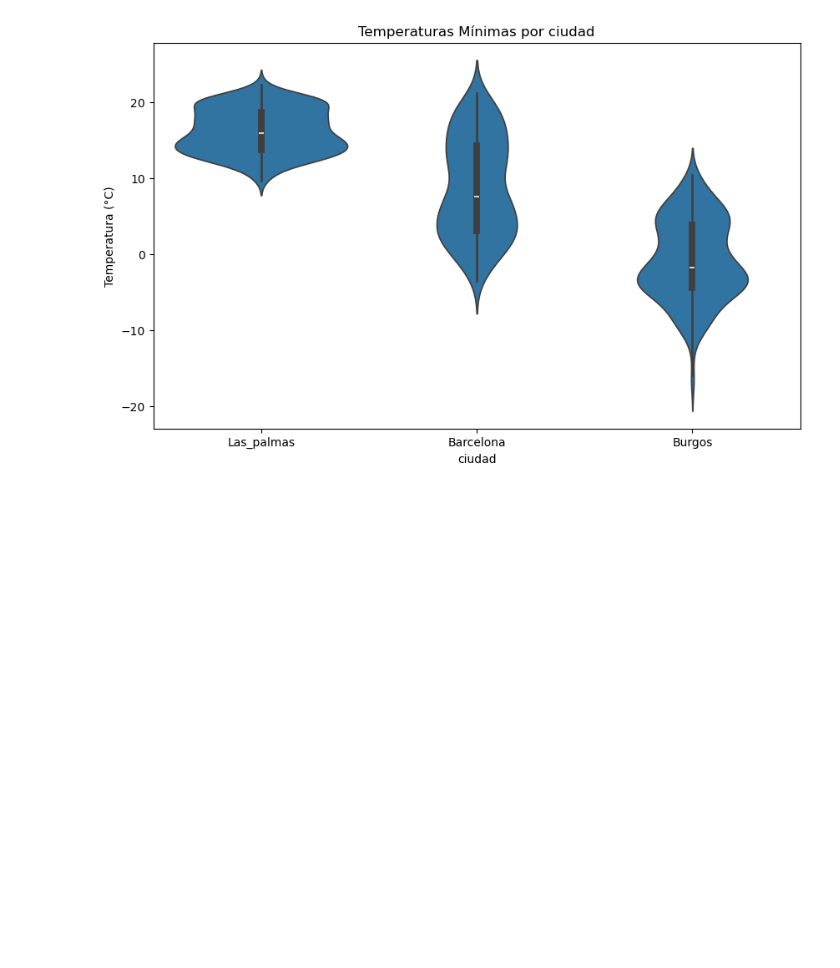
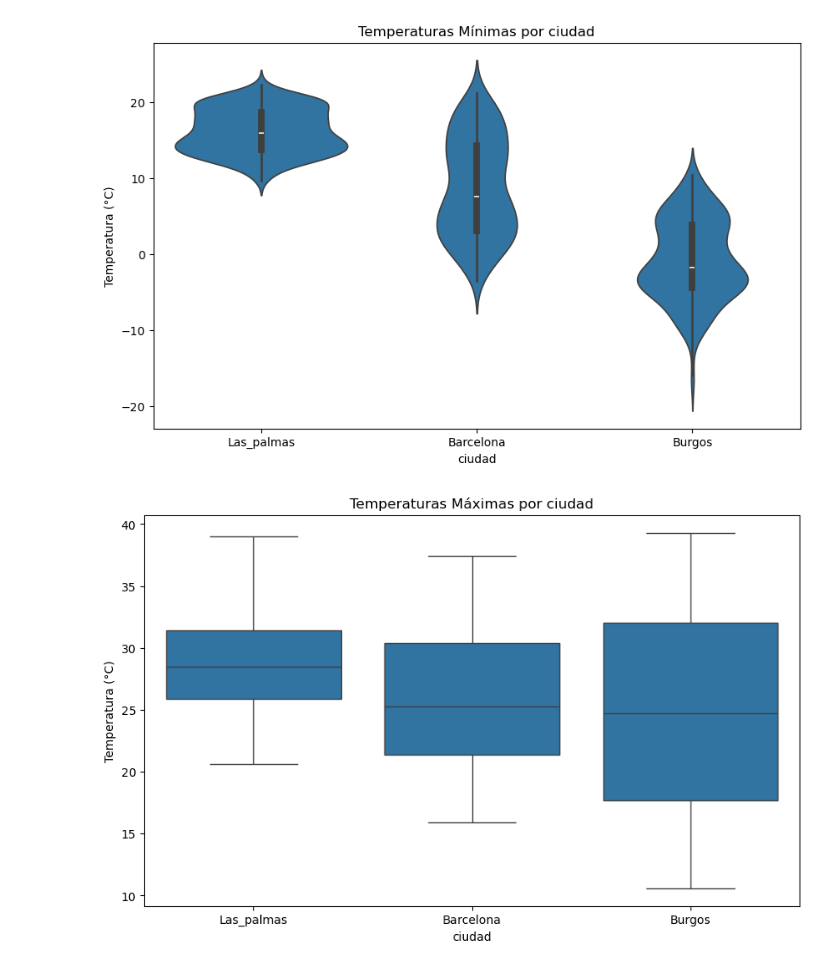
Before and after one commit to IgnacioMaese/Proyecto-AEMET-2, a Jupyter notebook: 4-analisis-conjunto.ipynb, the cells around one changed output. Drawn from its saved outputs; the diff is of its cells as text; code cells hidden in the pictures; blank space fills up the shorter version.

```diff
--- a/4-analisis-conjunto.ipynb
+++ b/4-analisis-conjunto.ipynb
@@ -315,3 +361,16 @@ plt.ylabel("Temperatura (°C)")
 plt.show()
 # %% [output]
 [figure]
+# %%
+#Gráfico de cajas de temperaturas máximas
+
+df_total = pd.concat([df_Las_Palmas.assign(ciudad="Las_palmas"), df_Barcelona.assign(ciudad= "Barcelona"), df_Burgos.assign(ciudad="Burgos")])
+plt.figure(figsize=(10, 6))
+sns.boxplot(x="ciudad", y="Temperatura Maxima", data=df_total)
+plt.title("Temperaturas Máximas por ciudad")
+plt.xlabel("ciudad")
+plt.ylabel("Temperatura (°C)")
+
+plt.show()
+# %% [output]
+[figure, added]
```
Also changed, not shown: parts of 12 cells of this notebook, 16 other files.
